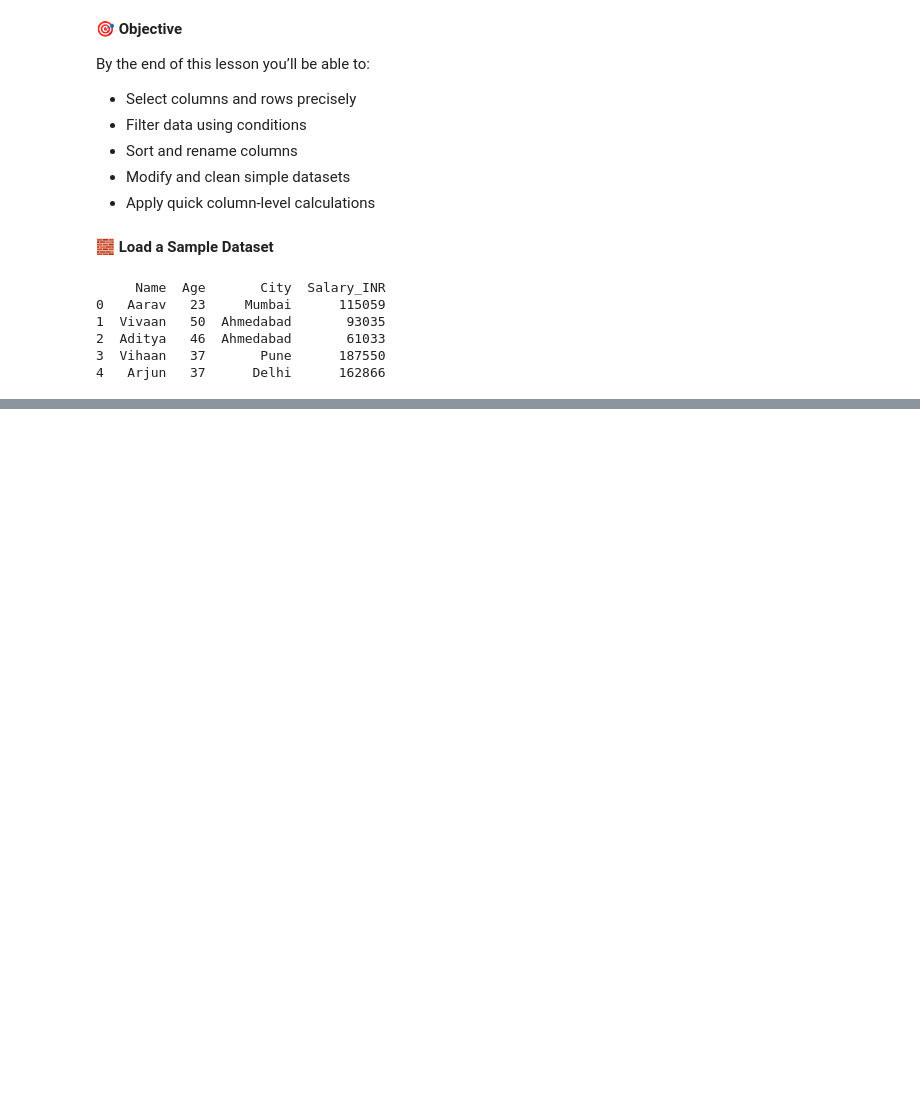
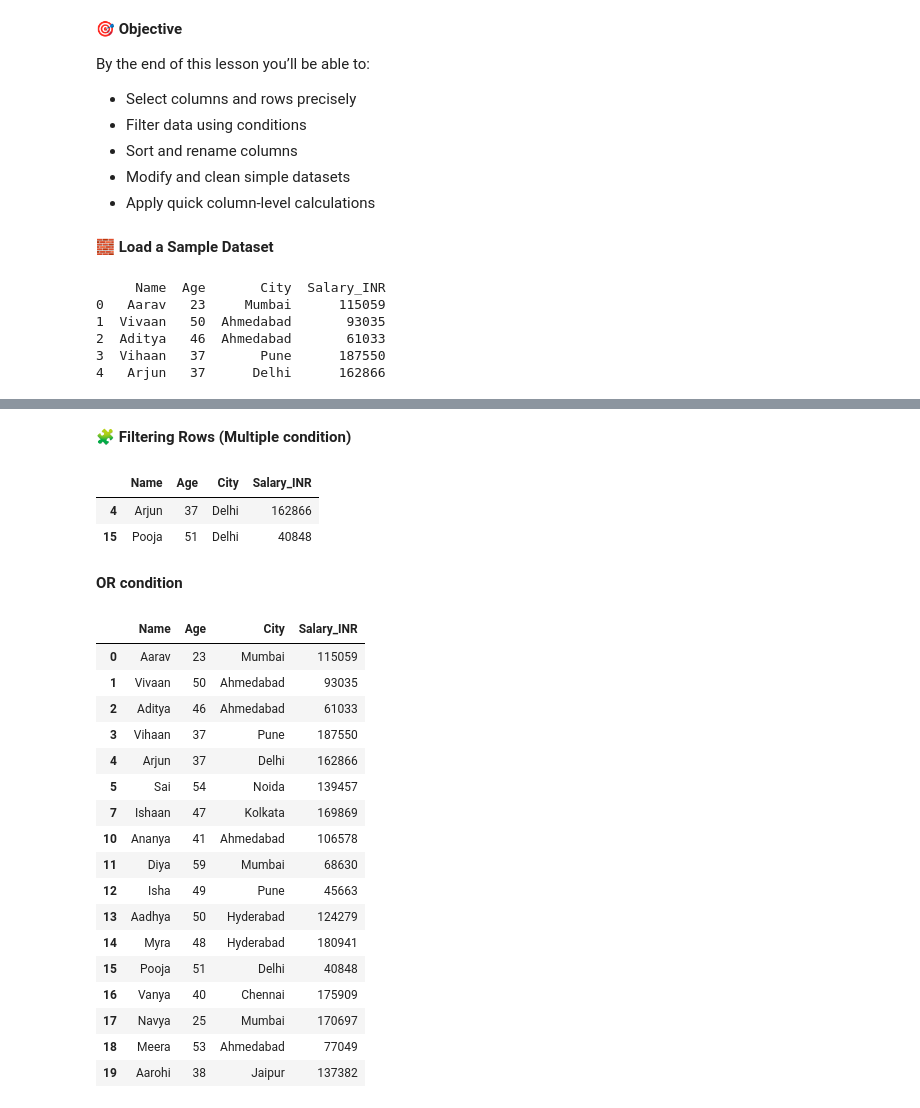
Before and after one commit to dirumisra/GENAI, a Jupyter notebook: pandas/01_Foundation/notebooks/05_basic_operations.ipynb, the cells around one changed output, grey strips where cells are left out. Cells and saved outputs as stored; diff of their text form; code cells hidden in the pictures; blank space fills up the shorter version.

```diff
--- a/pandas/01_Foundation/notebooks/05_basic_operations.ipynb
+++ b/pandas/01_Foundation/notebooks/05_basic_operations.ipynb
@@ -38,0 +110,39 @@ print(df_pb.head())
+# %% [markdown]
+**🧩 Filtering Rows (Multiple condition)**
+# %%
+# Filter the DataFrame to include only rows where BOTH of these conditions are true:
+# 1. The 'Age' column value is greater than 25
+# 2. The 'City' column value is exactly "Delhi"
+
+# The '&' operator is used to combine multiple conditions (logical AND).
+# Each condition must be enclosed in parentheses due to operator precedence.
+# The result is a subset DataFrame containing only the rows that satisfy both criteria.
+df_pb[(df_pb['Age'] > 25) & (df_pb['City'] == "Delhi")]
+# %% [output]
+|  | Name | Age | City | Salary_INR |
+| 4 | Arjun | 37 | Delhi | 162866 |
+| 15 | Pooja | 51 | Delhi | 40848 |
+# %% [markdown]
+**OR condition**
+# %%
+# Select rows where Age > 30 OR City is Mumbai
+df_pb[(df_pb["Age"] > 30) | (df_pb["City"] == "Mumbai")]
+# %% [output]
+|  | Name | Age | City | Salary_INR |
+| 0 | Aarav | 23 | Mumbai | 115059 |
+| 1 | Vivaan | 50 | Ahmedabad | 93035 |
+| 2 | Aditya | 46 | Ahmedabad | 61033 |
+| 3 | Vihaan | 37 | Pune | 187550 |
+| 4 | Arjun | 37 | Delhi | 162866 |
+| 5 | Sai | 54 | Noida | 139457 |
+| 7 | Ishaan | 47 | Kolkata | 169869 |
+| 10 | Ananya | 41 | Ahmedabad | 106578 |
+| 11 | Diya | 59 | Mumbai | 68630 |
+| 12 | Isha | 49 | Pune | 45663 |
+| 13 | Aadhya | 50 | Hyderabad | 124279 |
+| 14 | Myra | 48 | Hyderabad | 180941 |
+| 15 | Pooja | 51 | Delhi | 40848 |
+| 16 | Vanya | 40 | Chennai | 175909 |
+| 17 | Navya | 25 | Mumbai | 170697 |
+| 18 | Meera | 53 | Ahmedabad | 77049 |
+| 19 | Aarohi | 38 | Jaipur | 137382 |
```
Also changed, not shown: parts of 29 cells of this notebook.
